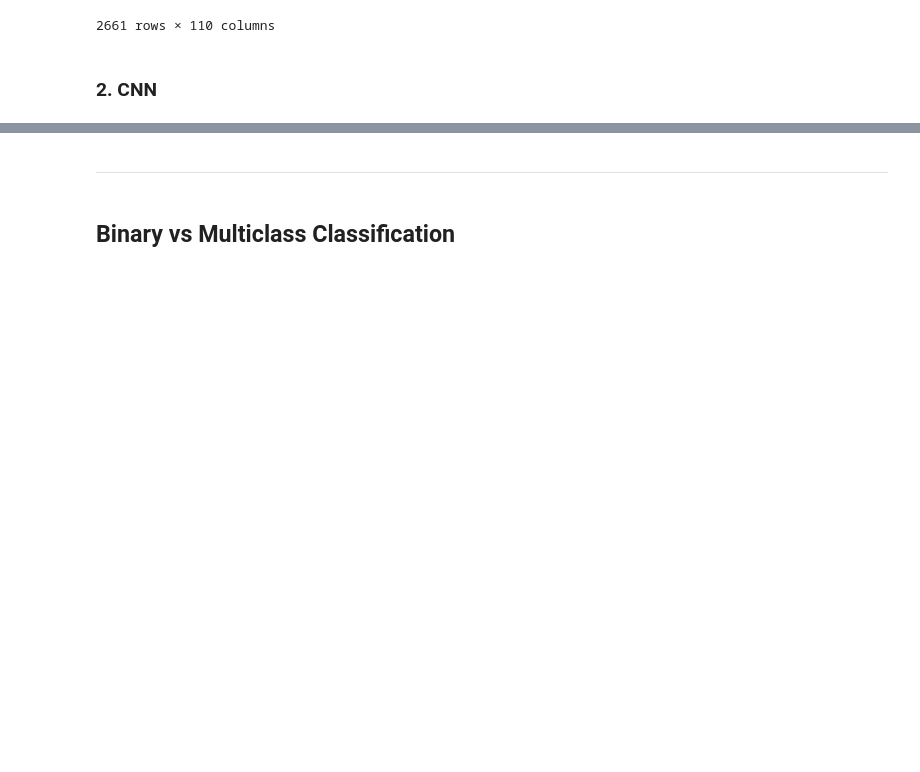
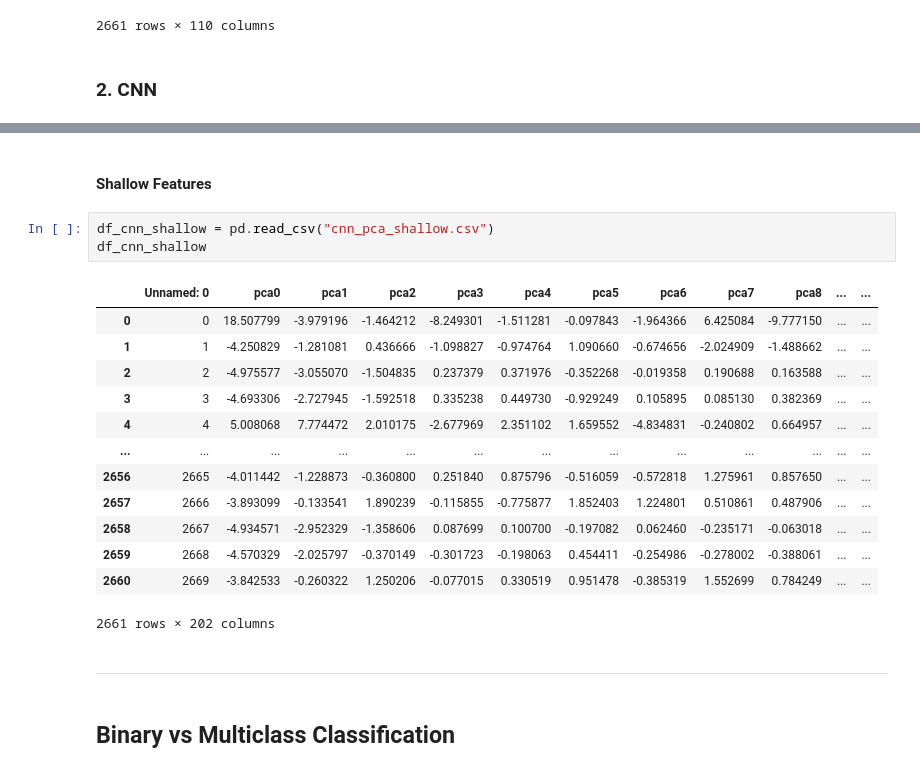
Before and after one commit to inesamorim/lung-cancer-classification, a Jupyter notebook: main.ipynb, the cells around one changed output, grey strips where cells are left out. Drawn from its saved outputs; the diff is of its cells as text; blank space fills up the shorter version.

```diff
--- a/main.ipynb
+++ b/main.ipynb
@@ -230,3 +270,22 @@ df_radiomics
+# %% [markdown]
+#### Shallow Features
+# %%
+df_cnn_shallow = pd.read_csv("cnn_pca_shallow.csv")
+df_cnn_shallow
+# %% [output]
+|  | Unnamed: 0 | pca0 | pca1 | pca2 | pca3 | pca4 | pca5 | pca6 | pca7 | pca8 | ... | ... |
+| 0 | 0 | 18.507799 | -3.979196 | -1.464212 | -8.249301 | -1.511281 | -0.097843 | -1.964366 | 6.425084 | -9.777150 | ... | ... |
+| 1 | 1 | -4.250829 | -1.281081 | 0.436666 | -1.098827 | -0.974764 | 1.090660 | -0.674656 | -2.024909 | -1.488662 | ... | ... |
+| 2 | 2 | -4.975577 | -3.055070 | -1.504835 | 0.237379 | 0.371976 | -0.352268 | -0.019358 | 0.190688 | 0.163588 | ... | ... |
+| 3 | 3 | -4.693306 | -2.727945 | -1.592518 | 0.335238 | 0.449730 | -0.929249 | 0.105895 | 0.085130 | 0.382369 | ... | ... |
+| 4 | 4 | 5.008068 | 7.774472 | 2.010175 | -2.677969 | 2.351102 | 1.659552 | -4.834831 | -0.240802 | 0.664957 | ... | ... |
+| ... | ... | ... | ... | ... | ... | ... | ... | ... | ... | ... | ... | ... |
+| 2656 | 2665 | -4.011442 | -1.228873 | -0.360800 | 0.251840 | 0.875796 | -0.516059 | -0.572818 | 1.275961 | 0.857650 | ... | ... |
+| 2657 | 2666 | -3.893099 | -0.133541 | 1.890239 | -0.115855 | -0.775877 | 1.852403 | 1.224801 | 0.510861 | 0.487906 | ... | ... |
+| 2658 | 2667 | -4.934571 | -2.952329 | -1.358606 | 0.087699 | 0.100700 | -0.197082 | 0.062460 | -0.235171 | -0.063018 | ... | ... |
+| 2659 | 2668 | -4.570329 | -2.025797 | -0.370149 | -0.301723 | -0.198063 | 0.454411 | -0.254986 | -0.278002 | -0.388061 | ... | ... |
+| 2660 | 2669 | -3.842533 | -0.260322 | 1.250206 | -0.077015 | 0.330519 | 0.951478 | -0.385319 | 1.552699 | 0.784249 | ... | ... |
+2661 rows × 202 columns
 # %% [markdown]
 ---
 # %% [markdown]
```
Also changed, not shown: parts of 5 cells of this notebook.
